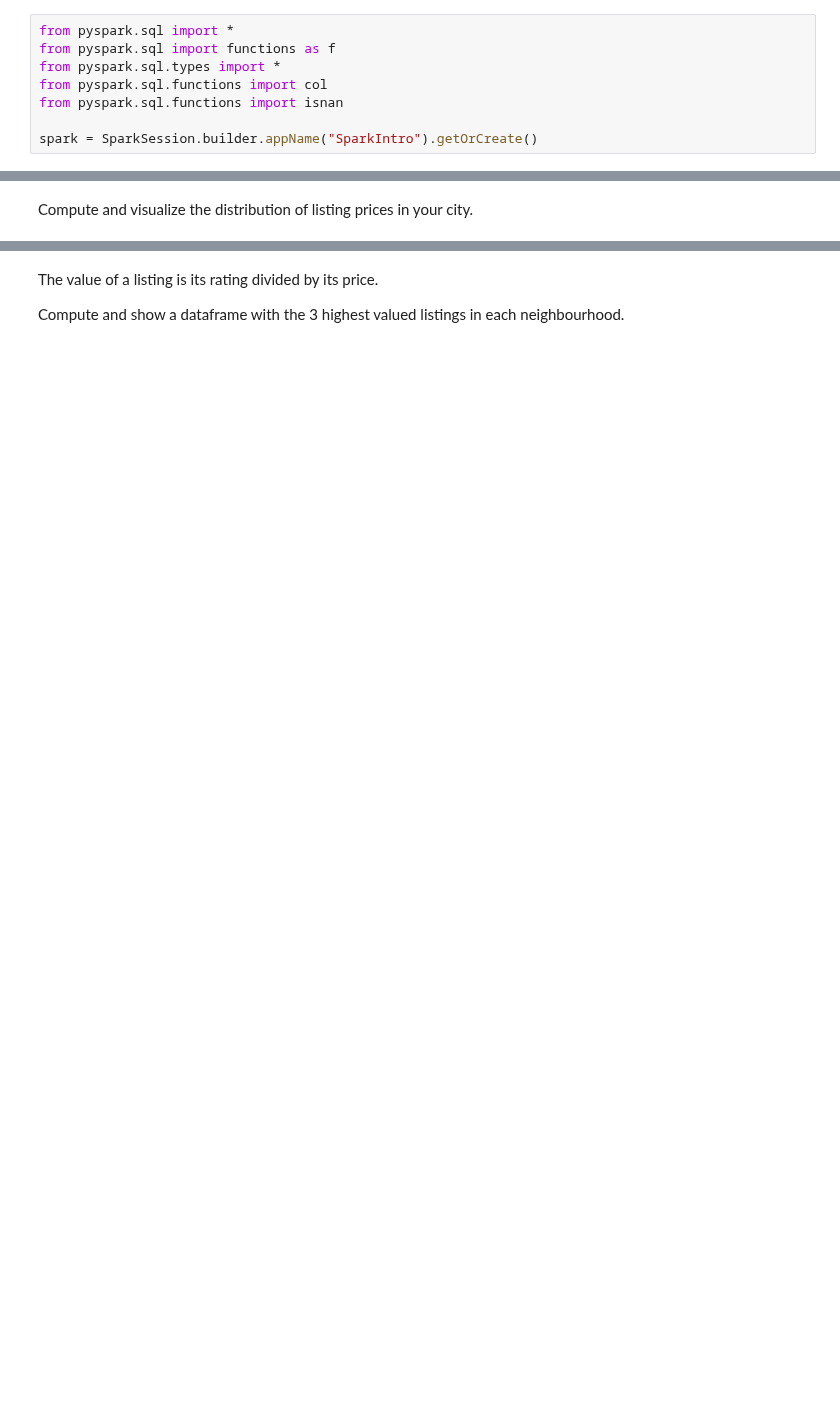
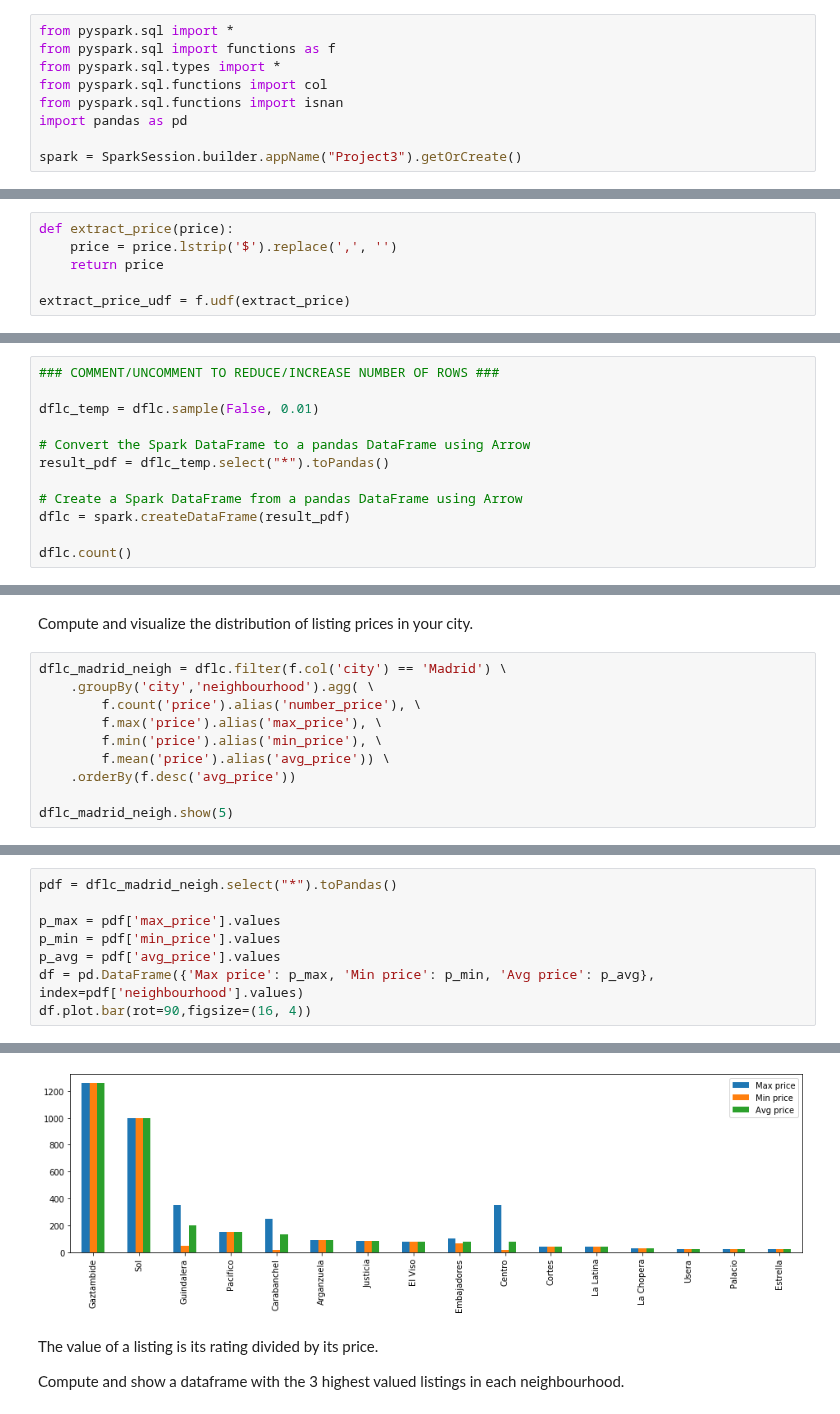
Before and after one commit to grimurz/project3, a Jupyter notebook: Project 3 - Airbnb.ipynb, the cells around one changed output, grey strips where cells are left out. Drawn from its saved outputs; the diff is of its cells as text; blank space fills up the shorter version.

Commit message:
basics, prices

```diff
--- a/Project 3 - Airbnb.ipynb
+++ b/Project 3 - Airbnb.ipynb
@@ -37,8 +37,9 @@ from pyspark.sql import functions as f
 from pyspark.sql.types import *
 from pyspark.sql.functions import col
 from pyspark.sql.functions import isnan
+import pandas as pd
 
-spark = SparkSession.builder.appName("SparkIntro").getOrCreate()
+spark = SparkSession.builder.appName("Project3").getOrCreate()
 # %% [markdown]
 # Part 1: Loading, describing and preparing the data
 The data comes in two files. Start by downloading the files and putting them in your `data/` folder.
@@ -83,6 +84,12 @@ only showing top 5 rows
 You should prepare two dataframes to be used in the analysis part of the project. You should not be concerned with cleaning the data. There's a lot of it, so it will be sufficient to drop rows that have bad values. You may want to go back and refine this step at a later point when doing the analysis.
 
 You may also want to consider if you can stage your data so that subsequent processing is more efficient (this is not strictly necessary for Spark to run, but you may be able to decrease the time you sit around waiting for Spark to finish things)
+# %%
+def extract_price(price):
+    price = price.lstrip('$').replace(',', '')
+    return price
+
+extract_price_udf = f.udf(extract_price)
 # %%
 dfrc = \
     dfr.select( \
@@ -130,0 +157,12 @@ only showing top 5 rows
+# %%
+### COMMENT/UNCOMMENT TO REDUCE/INCREASE NUMBER OF ROWS ###
+
+dflc_temp = dflc.sample(False, 0.01)
+
+# Convert the Spark DataFrame to a pandas DataFrame using Arrow
+result_pdf = dflc_temp.select("*").toPandas()
+
+# Create a Spark DataFrame from a pandas DataFrame using Arrow
+dflc = spark.createDataFrame(result_pdf)
+
+dflc.count()
@@ -144,2 +248,12 @@ Compute the minimum, maximum and average listing price in your city.
 # %% [markdown]
 Compute and visualize the distribution of listing prices in your city.
+# %%
+dflc_madrid_neigh = dflc.filter(f.col('city') == 'Madrid') \
+    .groupBy('city','neighbourhood').agg( \
+        f.count('price').alias('number_price'), \
+        f.max('price').alias('max_price'), \
+        f.min('price').alias('min_price'), \
+        f.mean('price').alias('avg_price')) \
+    .orderBy(f.desc('avg_price'))
+
+dflc_madrid_neigh.show(5)
@@ -145,0 +271,9 @@ Compute and visualize the distribution of listing prices in your city.
+# %%
+pdf = dflc_madrid_neigh.select("*").toPandas()
+
+p_max = pdf['max_price'].values
+p_min = pdf['min_price'].values
+p_avg = pdf['avg_price'].values
+df = pd.DataFrame({'Max price': p_max, 'Min price': p_min, 'Avg price': p_avg}, index=pdf['neighbourhood'].values)
+df.plot.bar(rot=90,figsize=(16, 4))
+# %% [output]
@@ -146,3 +281,4 @@ Compute and visualize the distribution of listing prices in your city.
+[figure, added]
 # %% [markdown]
 The value of a listing is its rating divided by its price.
 
```
Also changed, not shown: parts of 10 cells of this notebook.
